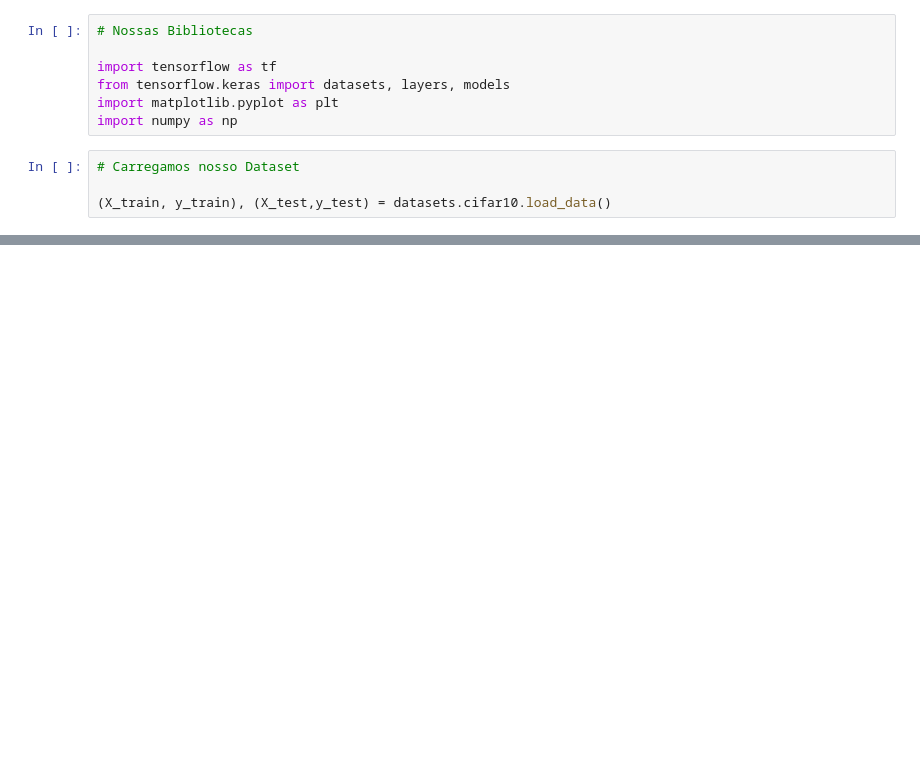
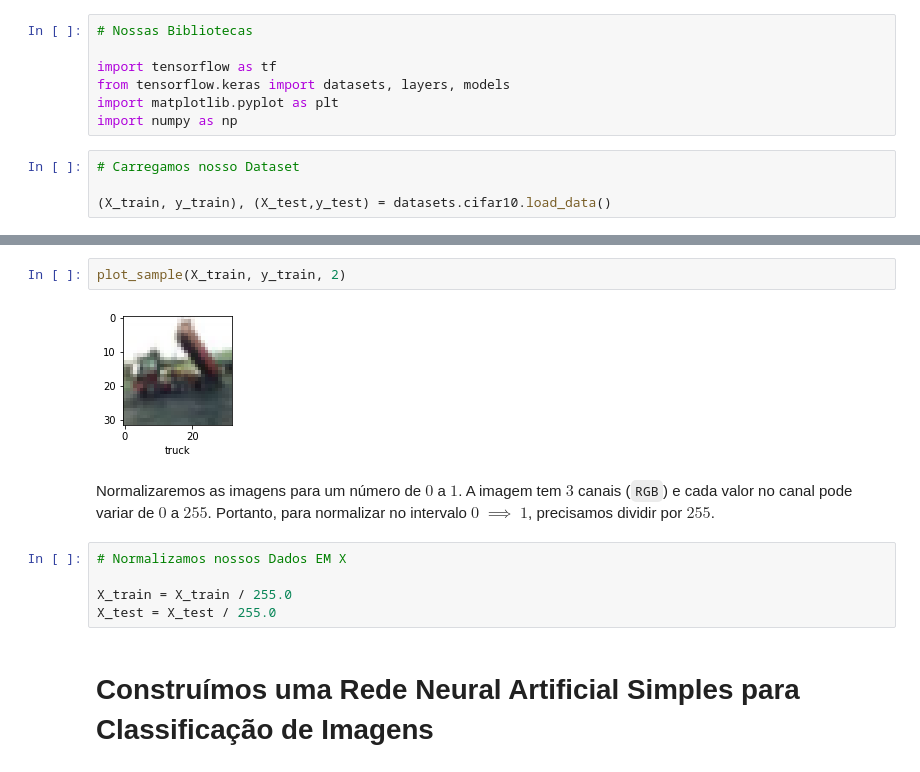
Before and after one commit to EddyGiusepe/Understanding_Convolutional_Neural_Networks_CNN, a Jupyter notebook: Small_Image_Classification_Using_CNN_cifar10.ipynb, the cells around one changed output, grey strips where cells are left out. Cells and saved outputs as stored; diff of their text form; blank space fills up the shorter version.

```diff
--- a/Small_Image_Classification_Using_CNN_cifar10.ipynb
+++ b/Small_Image_Classification_Using_CNN_cifar10.ipynb
@@ -26,0 +107,13 @@ X_test.shape
+# %%
+plot_sample(X_train, y_train, 2)
+# %% [output]
+[figure, added]
+# %% [markdown]
+Normalizaremos as imagens para um número de $0$ a $1$. A imagem tem $3$ canais (`RGB`) e cada valor no canal pode variar de $0$ a $255$. Portanto, para normalizar no intervalo $0$ $⟹$ $1$, precisamos dividir por $255$.
+# %%
+# Normalizamos nossos Dados EM X
+
+X_train = X_train / 255.0
+X_test = X_test / 255.0
+# %% [markdown]
+# Construímos uma Rede Neural Artificial Simples para Classificação de Imagens
```
Also changed, not shown: parts of 32 cells of this notebook.
